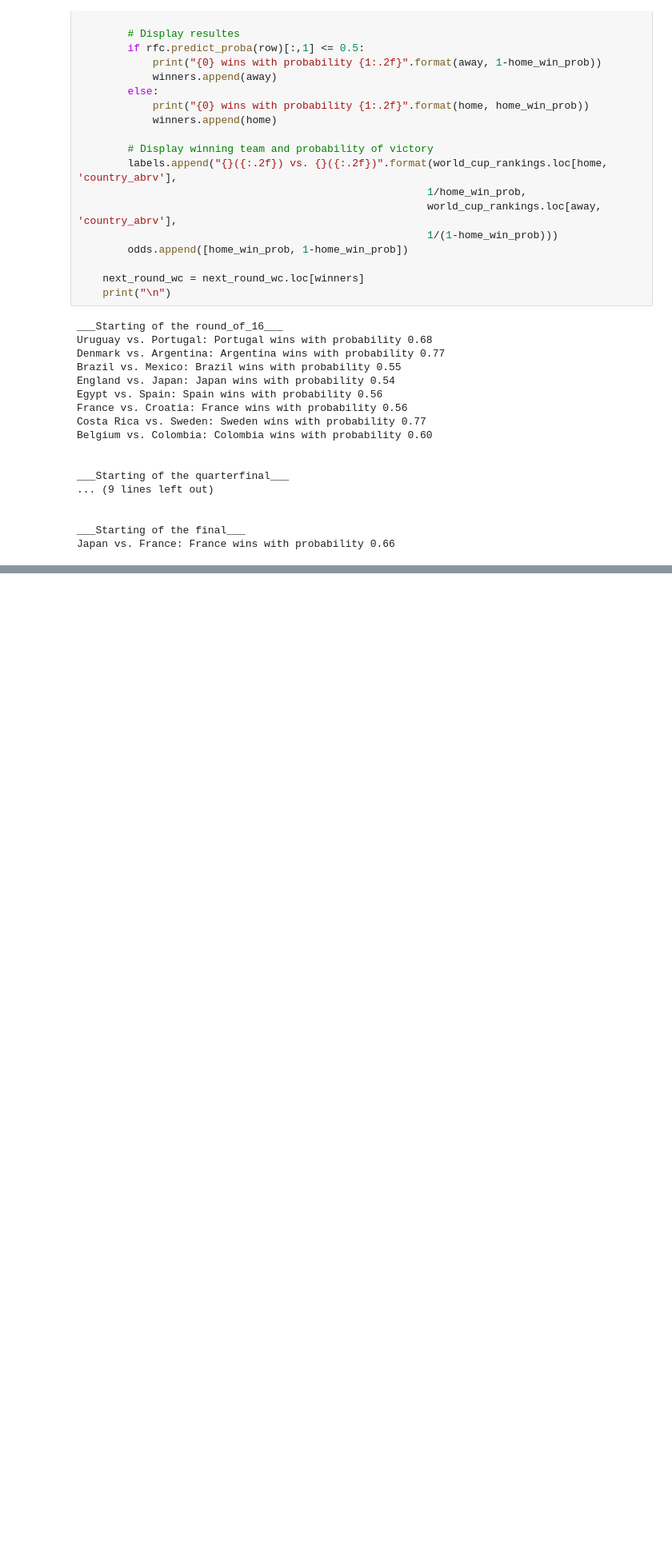
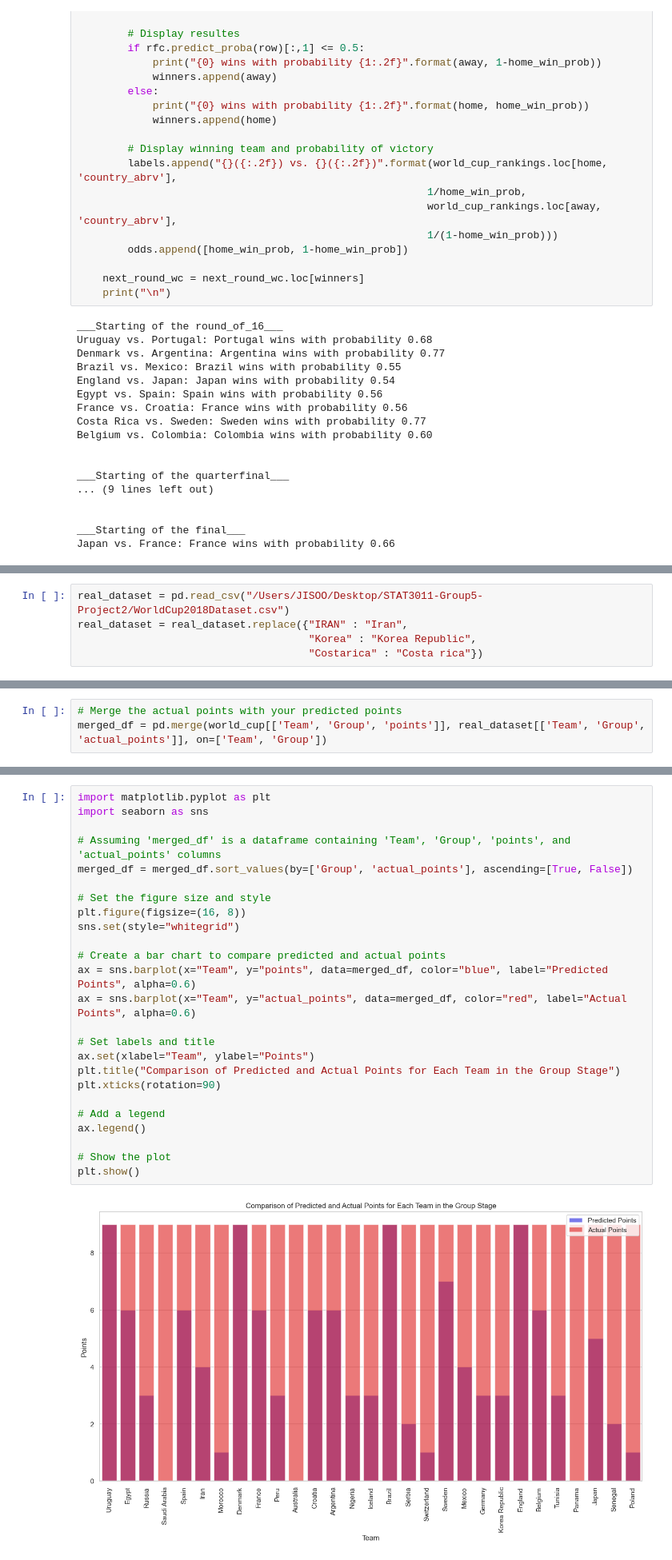
Before and after one commit to iamtlcs/STAT3011-Group5-Project2, a Jupyter notebook: Random_Forest.ipynb, the cells around one changed output, grey strips where cells are left out. Shown at 80% size. Drawn from its saved outputs; the diff is of its cells as text; blank space fills up the shorter version.

```diff
--- a/Random_Forest.ipynb
+++ b/Random_Forest.ipynb
@@ -440,0 +441,5 @@ See https://github.com/networkx/networkx/issues/5723
+# %%
+real_dataset = pd.read_csv("/Users/JISOO/Desktop/STAT3011-Group5-Project2/WorldCup2018Dataset.csv")
+real_dataset = real_dataset.replace({"IRAN" : "Iran",
+                                     "Korea" : "Korea Republic",
+                                     "Costarica" : "Costa rica"})
@@ -440,0 +495,3 @@ See https://github.com/networkx/networkx/issues/5723
+# %%
+# Merge the actual points with your predicted points
+merged_df = pd.merge(world_cup[['Team', 'Group', 'points']], real_dataset[['Team', 'Group', 'actual_points']], on=['Team', 'Group'])
@@ -440,0 +508,27 @@ See https://github.com/networkx/networkx/issues/5723
+# %%
+import matplotlib.pyplot as plt
+import seaborn as sns
+
+# Assuming 'merged_df' is a dataframe containing 'Team', 'Group', 'points', and 'actual_points' columns
+merged_df = merged_df.sort_values(by=['Group', 'actual_points'], ascending=[True, False])
+
+# Set the figure size and style
+plt.figure(figsize=(16, 8))
+sns.set(style="whitegrid")
+
+# Create a bar chart to compare predicted and actual points
+ax = sns.barplot(x="Team", y="points", data=merged_df, color="blue", label="Predicted Points", alpha=0.6)
+ax = sns.barplot(x="Team", y="actual_points", data=merged_df, color="red", label="Actual Points", alpha=0.6)
+
+# Set labels and title
+ax.set(xlabel="Team", ylabel="Points")
+plt.title("Comparison of Predicted and Actual Points for Each Team in the Group Stage")
+plt.xticks(rotation=90)
+
+# Add a legend
+ax.legend()
+
+# Show the plot
+plt.show()
+# %% [output]
+[figure, added]
```
Also changed, not shown: parts of 4 cells of this notebook.
